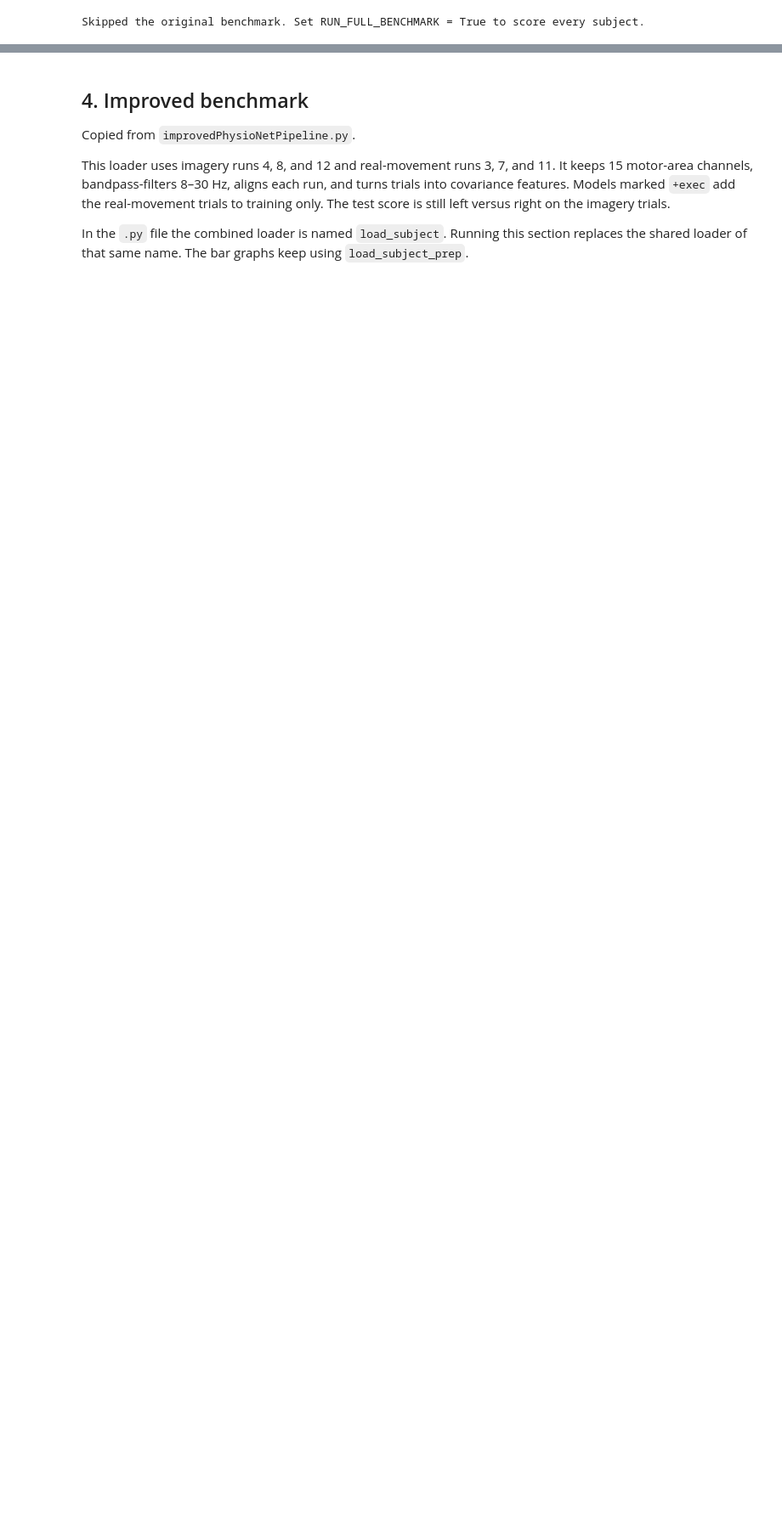
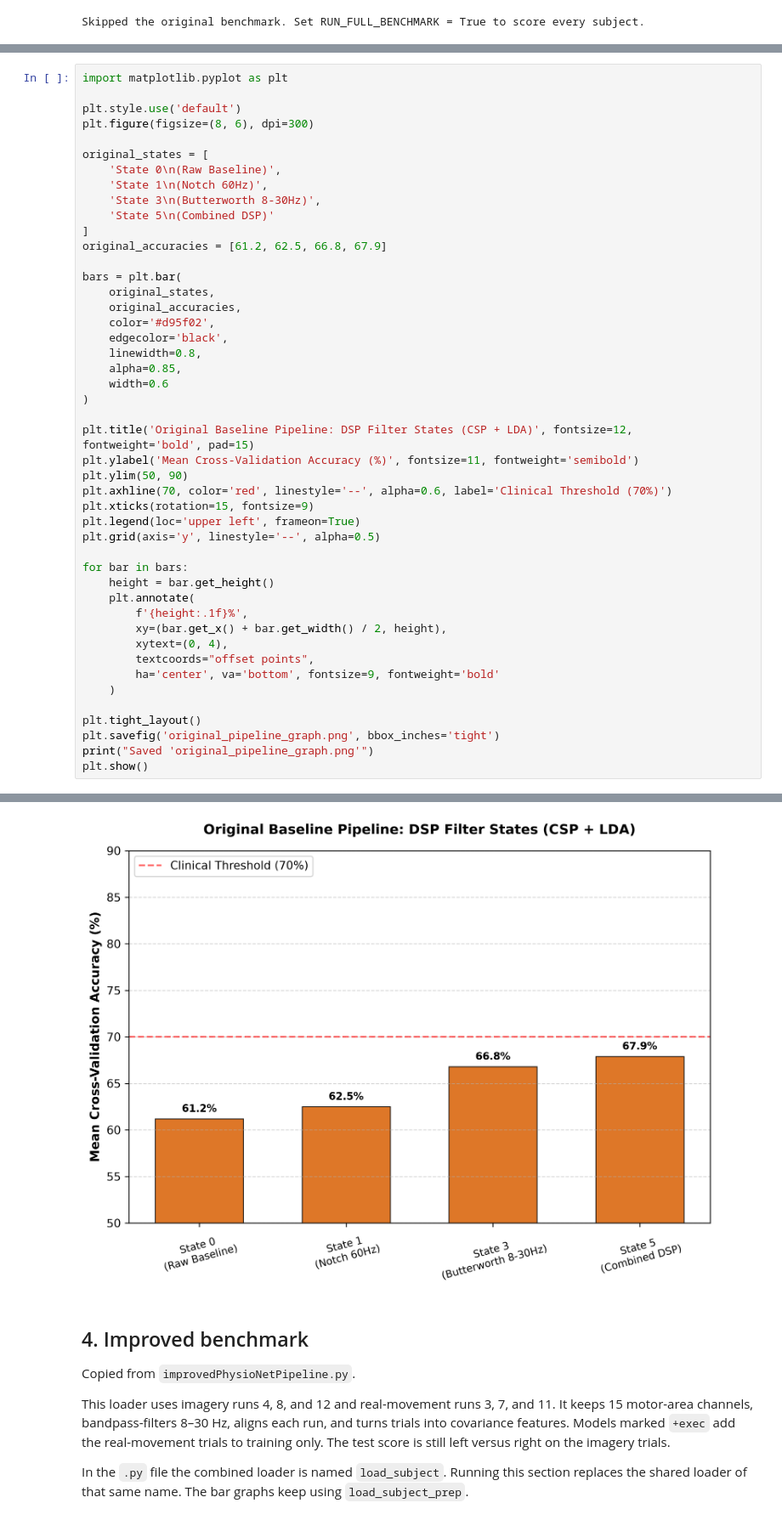
Before and after one commit to stargazerJerry2023/Benchmarking-How-Artifact-Cleaning-Modulates-Predictive-Performance-Across-ML-Models-for-BCI., a Jupyter notebook: PhysioNetProject.ipynb, the cells around one changed output, grey strips where cells are left out. Shown at 85% size. Cells and saved outputs as stored; diff of their text form; blank space fills up the shorter version.

```diff
--- a/PhysioNetProject.ipynb
+++ b/PhysioNetProject.ipynb
@@ -399,0 +402,47 @@ Skipped the original benchmark. Set RUN_FULL_BENCHMARK = True to score every sub
+# %%
+import matplotlib.pyplot as plt
+
+plt.style.use('default')
+plt.figure(figsize=(8, 6), dpi=300)
+
+original_states = [
+    'State 0\n(Raw Baseline)',
+    'State 1\n(Notch 60Hz)',
+    'State 3\n(Butterworth 8-30Hz)',
+    'State 5\n(Combined DSP)'
+]
+original_accuracies = [61.2, 62.5, 66.8, 67.9]
+
+bars = plt.bar(
+    original_states,
+    original_accuracies,
+    color='#d95f02',
+    edgecolor='black',
+    linewidth=0.8,
+    alpha=0.85,
+    width=0.6
+)
+
+plt.title('Original Baseline Pipeline: DSP Filter States (CSP + LDA)', fontsize=12, fontweight='bold', pad=15)
+plt.ylabel('Mean Cross-Validation Accuracy (%)', fontsize=11, fontweight='semibold')
+plt.ylim(50, 90)
+plt.axhline(70, color='red', linestyle='--', alpha=0.6, label='Clinical Threshold (70%)')
+plt.xticks(rotation=15, fontsize=9)
+plt.legend(loc='upper left', frameon=True)
+plt.grid(axis='y', linestyle='--', alpha=0.5)
+
+for bar in bars:
+    height = bar.get_height()
+    plt.annotate(
+        f'{height:.1f}%',
+        xy=(bar.get_x() + bar.get_width() / 2, height),
+        xytext=(0, 4),
+        textcoords="offset points",
+        ha='center', va='bottom', fontsize=9, fontweight='bold'
+    )
+
+plt.tight_layout()
+plt.savefig('original_pipeline_graph.png', bbox_inches='tight')
+print("Saved 'original_pipeline_graph.png'")
+plt.show()
+# %% [output]
@@ -400,3 +451,4 @@ Skipped the original benchmark. Set RUN_FULL_BENCHMARK = True to score every sub
+[figure, added]
 # %% [markdown]
 ## 4. Improved benchmark
 
```
Also changed, not shown: parts of 4 cells of this notebook.
